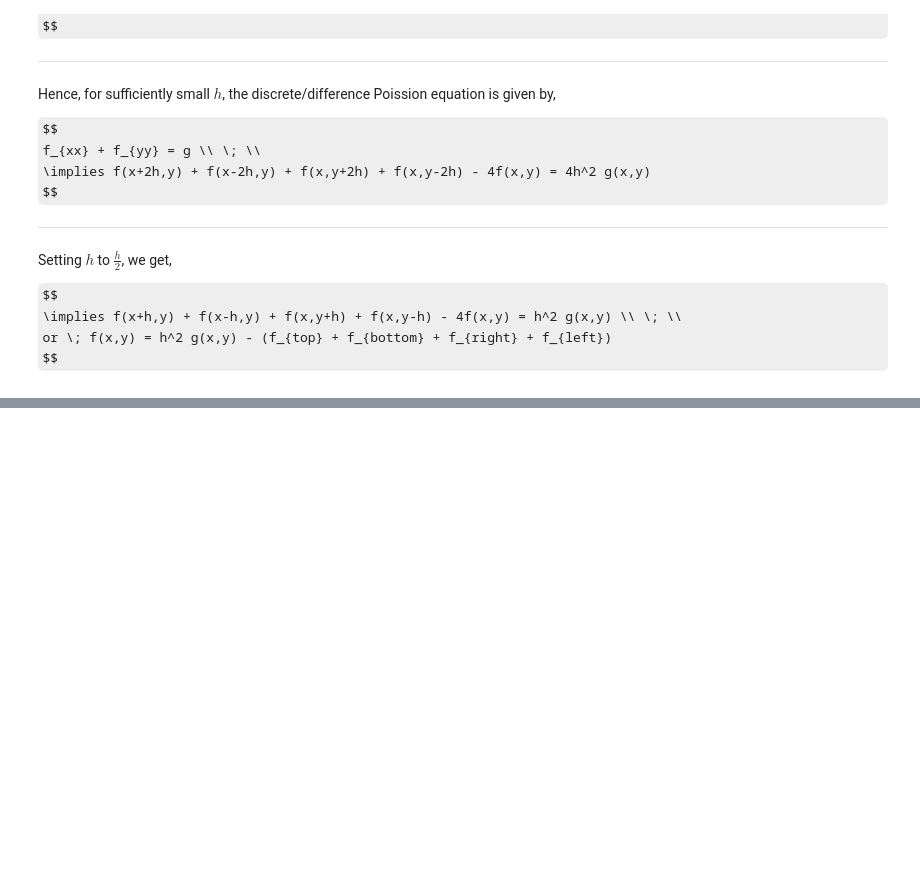
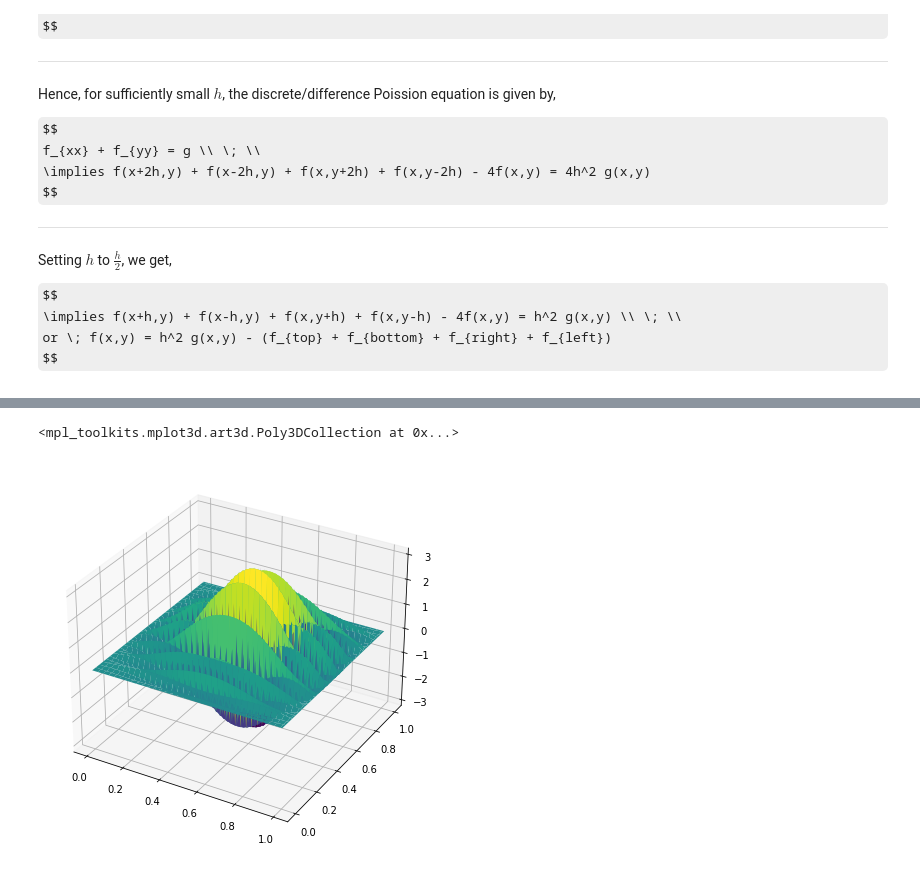
Before and after one commit to NeveIsa/MATH501, a Jupyter notebook: python/PoissionEquation.ipynb, the cells around one changed output, grey strips where cells are left out. Saved outputs shown, nothing was run; the diff lists cells and outputs as text; code cells hidden in the pictures; some formulas as TeX source; blank space fills up the shorter version.

```diff
--- a/python/PoissionEquation.ipynb
+++ b/python/PoissionEquation.ipynb
@@ -87,14 +101,49 @@ def b(x,y):
 def interpolate(prev_grid, new_grid, interpolate_on_values):
     pass
 # %%
-domain = (0,1, 0, 1)
+domain = (0, 1, 0, 1)
 parts = (100,100)
+
+hx = (domain[1] - domain[0])/ parts[0]
+hy = (domain[3] - domain[2]) / parts[1]
+
+assert hy == hx
+h = hx # or hy
+
 
 xs,ys = getGrid(domain, parts)
 
-fs = f(xs,ys)
 gs = g(xs,ys)
 bs = b(xs,ys)
+
+fs = bs # intial soln estimate
 # %%
-def solve(fs,gs,bs,xs,ys):
-    return fs
+def solve(fs,gs):
+    # initial guess = bs
+
+    new_fs = np.copy(fs)
+
+    for ix in range(parts[0]+1):
+        if ix==0 or ix==parts[0]:
+            continue
+        for iy in range(parts[1]+1):
+            if iy==0 or iy==parts[1]:
+                continue
+
+            new_fs[ix,iy] = h**2 * gs[ix,iy] - ( fs[ix-1,iy] - fs[ix+1,iy] - fs[ix,iy+1] - fs[ix,iy-1] )
+
+
+    return new_fs
+# %%
+max_iters = 500
+
+for i in tqdm(range(max_iters), ncols=70, colour="GREEN"):
+    fs = solve(fs,gs)
+# %%
+fig = plt.figure()
+ax = plt.axes(projection='3d')
+
+ax.plot_surface(xs,ys,fs, cmap="viridis")
+# %% [output]
+<mpl_toolkits.mplot3d.art3d.Poly3DCollection at 0x...>
+[figure, added]
```
Also changed, not shown: parts of 4 cells of this notebook, 1 other file.
